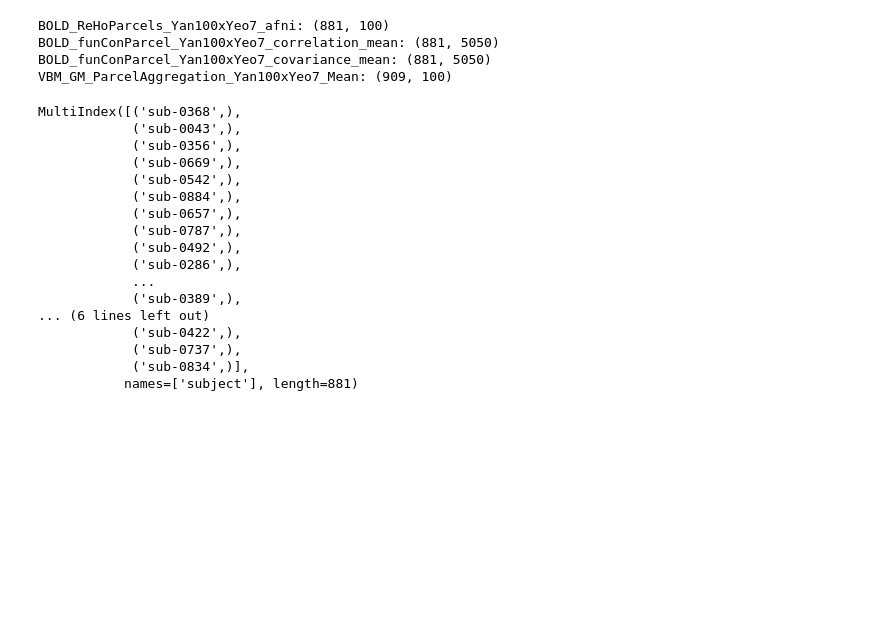
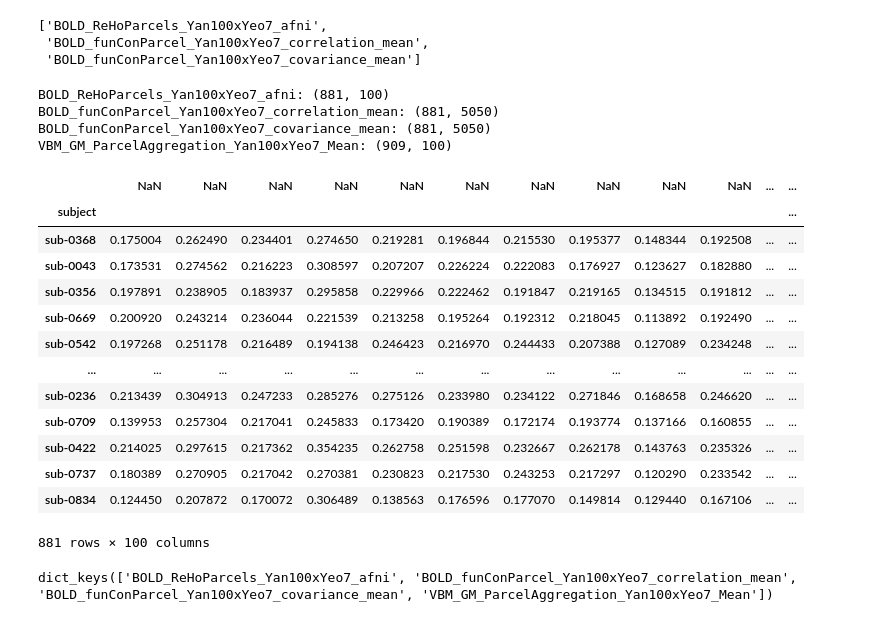
Before and after one commit to FerminT/picml, a Jupyter notebook: read_features.ipynb, the cells around one changed output. Drawn from its saved outputs; the diff is of its cells as text; code cells hidden in the pictures; blank space fills up the shorter version.

Commit message:
rename columns and add requirements.txt

```diff
--- a/read_features.ipynb
+++ b/read_features.ipynb
@@ -9,7 +9,12 @@ vbm_features_list = vbm_features.list_features()
 bold_features_list = bold_features.list_features()
 # %%
 vbm_features_name = list(vbm_features_list.items())[0][1]['name']
-bold_features_names = [f['name'] for _, f in bold_features.items()]
+bold_features_names = [f['name'] for _, f in bold_features_list.items()]
+bold_features_names
+# %% [output]
+['BOLD_ReHoParcels_Yan100xYeo7_afni',
+ 'BOLD_funConParcel_Yan100xYeo7_correlation_mean',
+ 'BOLD_funConParcel_Yan100xYeo7_covariance_mean']
 # %%
 features = {}
 for name in bold_features_names:
@@ -24,22 +29,23 @@ BOLD_funConParcel_Yan100xYeo7_correlation_mean: (881, 5050)
 BOLD_funConParcel_Yan100xYeo7_covariance_mean: (881, 5050)
 VBM_GM_ParcelAggregation_Yan100xYeo7_Mean: (909, 100)
 # %%
-features['BOLD_ReHoParcels_Yan100xYeo7_afni'].index
+features['BOLD_ReHoParcels_Yan100xYeo7_afni']
 # %% [output]
+|  | NaN | NaN | NaN | NaN | NaN | NaN | NaN | NaN | NaN | NaN | ... | ... |
+| subject |  |  |  |  |  |  |  |  |  |  |  | ... |
+| sub-0368 | 0.175004 | 0.262490 | 0.234401 | 0.274650 | 0.219281 | 0.196844 | 0.215530 | 0.195377 | 0.148344 | 0.192508 | ... | ... |
+| sub-0043 | 0.173531 | 0.274562 | 0.216223 | 0.308597 | 0.207207 | 0.226224 | 0.222083 | 0.176927 | 0.123627 | 0.182880 | ... | ... |
+| sub-0356 | 0.197891 | 0.238905 | 0.183937 | 0.295858 | 0.229966 | 0.222462 | 0.191847 | 0.219165 | 0.134515 | 0.191812 | ... | ... |
+| sub-0669 | 0.200920 | 0.243214 | 0.236044 | 0.221539 | 0.213258 | 0.195264 | 0.192312 | 0.218045 | 0.113892 | 0.192490 | ... | ... |
+| sub-0542 | 0.197268 | 0.251178 | 0.216489 | 0.194138 | 0.246423 | 0.216970 | 0.244433 | 0.207388 | 0.127089 | 0.234248 | ... | ... |
+| ... | ... | ... | ... | ... | ... | ... | ... | ... | ... | ... | ... | ... |
+| sub-0236 | 0.213439 | 0.304913 | 0.247233 | 0.285276 | 0.275126 | 0.233980 | 0.234122 | 0.271846 | 0.168658 | 0.246620 | ... | ... |
+| sub-0709 | 0.139953 | 0.257304 | 0.217041 | 0.245833 | 0.173420 | 0.190389 | 0.172174 | 0.193774 | 0.137166 | 0.160855 | ... | ... |
+| sub-0422 | 0.214025 | 0.297615 | 0.217362 | 0.354235 | 0.262758 | 0.251598 | 0.232667 | 0.262178 | 0.143763 | 0.235326 | ... | ... |
+| sub-0737 | 0.180389 | 0.270905 | 0.217042 | 0.270381 | 0.230823 | 0.217530 | 0.243253 | 0.217297 | 0.120290 | 0.233542 | ... | ... |
+| sub-0834 | 0.124450 | 0.207872 | 0.170072 | 0.306489 | 0.138563 | 0.176596 | 0.177070 | 0.149814 | 0.129440 | 0.167106 | ... | ... |
-MultiIndex([('sub-0368',),
-            ('sub-0043',),
-            ('sub-0356',),
-            ('sub-0669',),
-            ('sub-0542',),
-            ('sub-0884',),
-            ('sub-0657',),
-            ('sub-0787',),
-            ('sub-0492',),
-            ('sub-0286',),
-            ...
-            ('sub-0389',),
-... (6 lines left out)
-            ('sub-0422',),
-            ('sub-0737',),
-            ('sub-0834',)],
-           names=['subject'], length=881)
+881 rows × 100 columns
+# %%
+features.keys()
+# %% [output]
+dict_keys(['BOLD_ReHoParcels_Yan100xYeo7_afni', 'BOLD_funConParcel_Yan100xYeo7_correlation_mean', 'BOLD_funConParcel_Yan100xYeo7_covariance_mean', 'VBM_GM_ParcelAggregation_Yan100xYeo7_Mean'])
```
Also changed, not shown: parts of 3 cells of this notebook, 1 other file.
